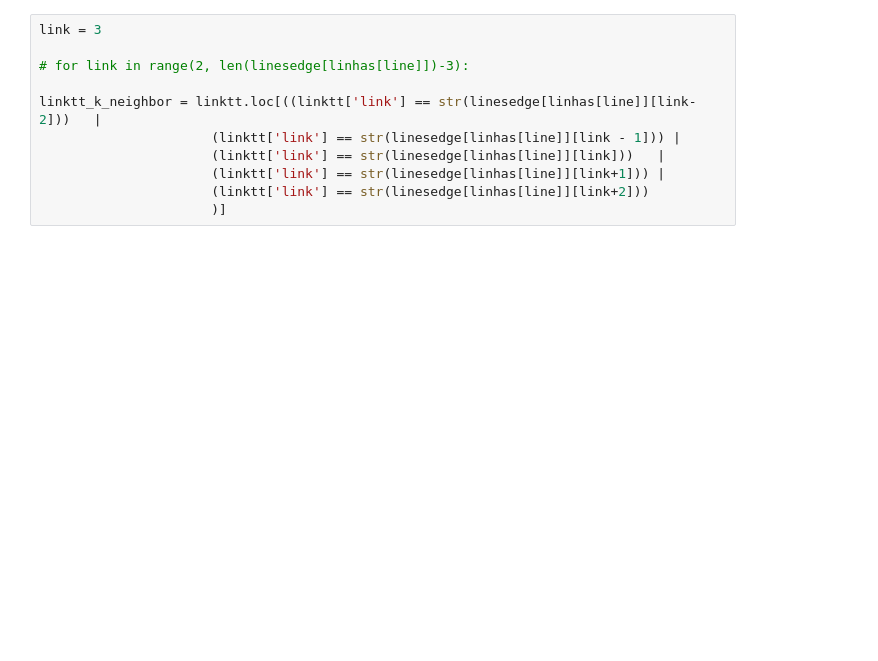
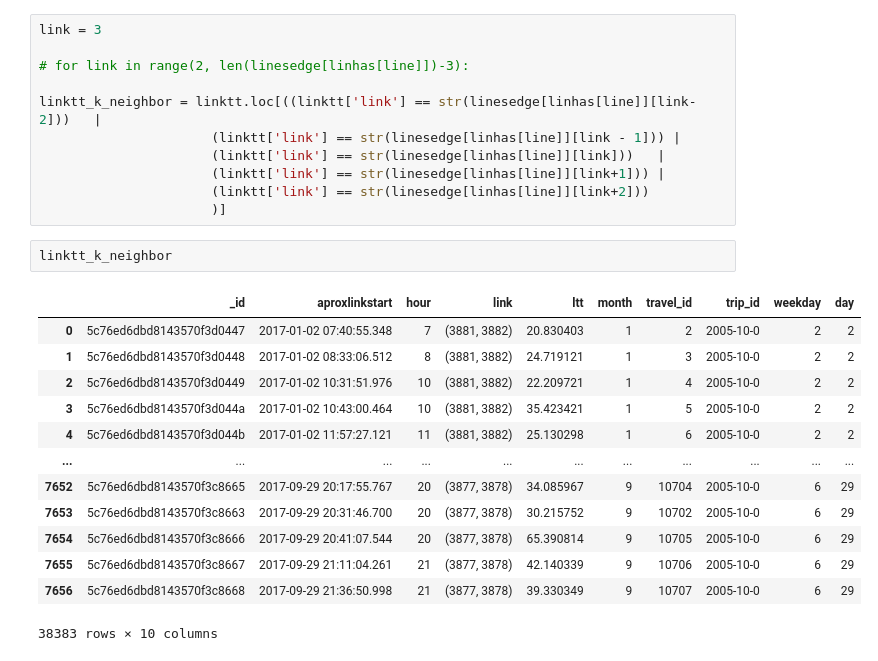
Before and after one commit to marcosamaris/links_states_prediction_LSTM, a Jupyter notebook: regressao_linear-links.ipynb, the cells around one changed output. Cells and saved outputs as stored; diff of their text form; blank space fills up the shorter version.

```diff
--- a/regressao_linear-links.ipynb
+++ b/regressao_linear-links.ipynb
@@ -73,3 +94,19 @@ linktt_k_neighbor = linktt.loc[((linktt['link'] == str(linesedge[linhas[line]][l
                       (linktt['link'] == str(linesedge[linhas[line]][link+1])) |
                       (linktt['link'] == str(linesedge[linhas[line]][link+2]))
                       )]
+# %%
+linktt_k_neighbor
+# %% [output]
+|  | _id | aproxlinkstart | hour | link | ltt | month | travel_id | trip_id | weekday | day |
+| 0 | 5c76ed6dbd8143570f3d0447 | 2017-01-02 07:40:55.348 | 7 | (3881, 3882) | 20.830403 | 1 | 2 | 2005-10-0 | 2 | 2 |
+| 1 | 5c76ed6dbd8143570f3d0448 | 2017-01-02 08:33:06.512 | 8 | (3881, 3882) | 24.719121 | 1 | 3 | 2005-10-0 | 2 | 2 |
+| 2 | 5c76ed6dbd8143570f3d0449 | 2017-01-02 10:31:51.976 | 10 | (3881, 3882) | 22.209721 | 1 | 4 | 2005-10-0 | 2 | 2 |
+| 3 | 5c76ed6dbd8143570f3d044a | 2017-01-02 10:43:00.464 | 10 | (3881, 3882) | 35.423421 | 1 | 5 | 2005-10-0 | 2 | 2 |
+| 4 | 5c76ed6dbd8143570f3d044b | 2017-01-02 11:57:27.121 | 11 | (3881, 3882) | 25.130298 | 1 | 6 | 2005-10-0 | 2 | 2 |
+| ... | ... | ... | ... | ... | ... | ... | ... | ... | ... | ... |
+| 7652 | 5c76ed6dbd8143570f3c8665 | 2017-09-29 20:17:55.767 | 20 | (3877, 3878) | 34.085967 | 9 | 10704 | 2005-10-0 | 6 | 29 |
+| 7653 | 5c76ed6dbd8143570f3c8663 | 2017-09-29 20:31:46.700 | 20 | (3877, 3878) | 30.215752 | 9 | 10702 | 2005-10-0 | 6 | 29 |
+| 7654 | 5c76ed6dbd8143570f3c8666 | 2017-09-29 20:41:07.544 | 20 | (3877, 3878) | 65.390814 | 9 | 10705 | 2005-10-0 | 6 | 29 |
+| 7655 | 5c76ed6dbd8143570f3c8667 | 2017-09-29 21:11:04.261 | 21 | (3877, 3878) | 42.140339 | 9 | 10706 | 2005-10-0 | 6 | 29 |
+| 7656 | 5c76ed6dbd8143570f3c8668 | 2017-09-29 21:36:50.998 | 21 | (3877, 3878) | 39.330349 | 9 | 10707 | 2005-10-0 | 6 | 29 |
+38383 rows × 10 columns
```
Also changed, not shown: parts of 27 cells of this notebook, 1 other file.
